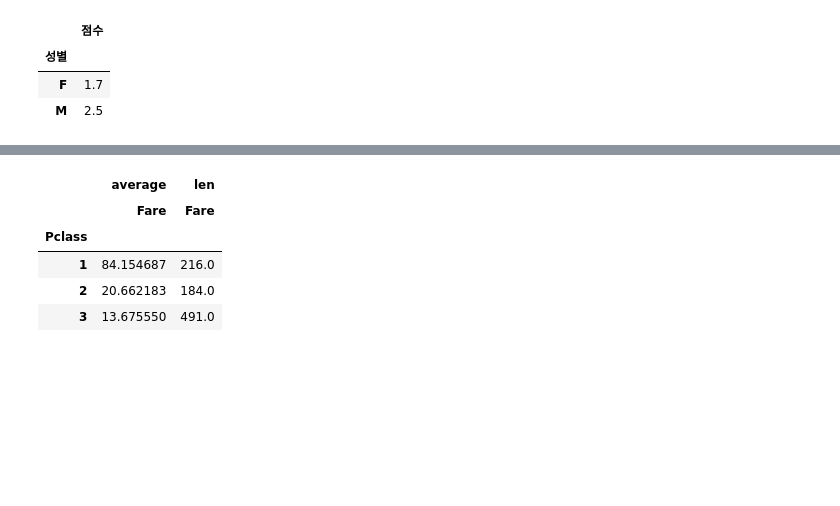
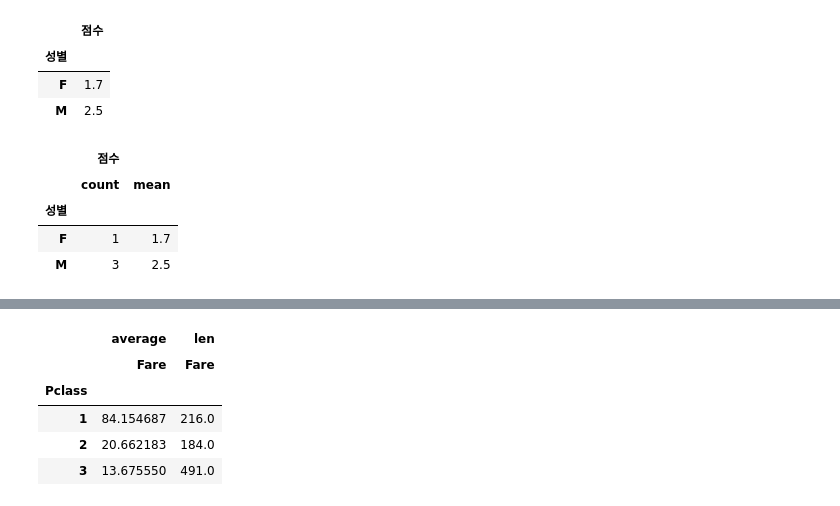
Before and after one commit to kinonia/python-note, a Jupyter notebook: 20.dataframe-demo.ipynb, the cells around one changed output, grey strips where cells are left out. Saved outputs shown, nothing was run; the diff lists cells and outputs as text; code cells hidden in the pictures; blank space fills up the shorter version.

Commit message:
group by 코드 보완

```diff
--- a/20.dataframe-demo.ipynb
+++ b/20.dataframe-demo.ipynb
@@ -888,4 +888,13 @@ df.groupby(['성별'])[['점수']].mean()
 | 성별 |  |
 | F | 1.7 |
 | M | 2.5 |
+# %%
+# 첫번째: index, 두번째: value
+df.groupby(['성별'])[['점수']].agg(['count', 'mean'])
+# %% [output]
+|  | 점수 |  |
+|  | count | mean |
+| 성별 |  |  |
+| F | 1 | 1.7 |
+| M | 3 | 2.5 |
 # %%
```
Also changed, not shown: parts of 2 cells of this notebook.
